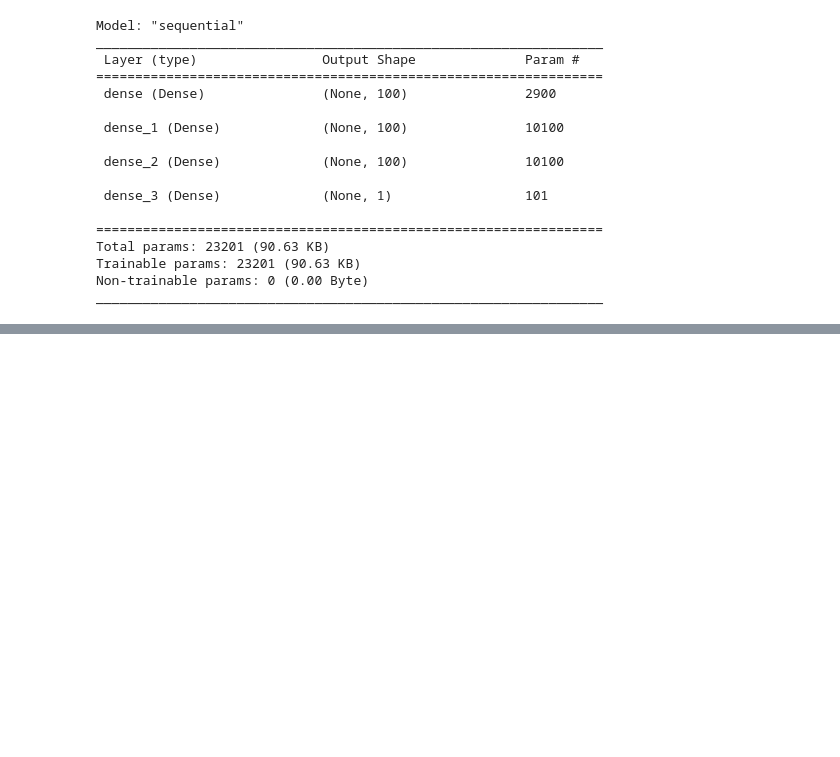
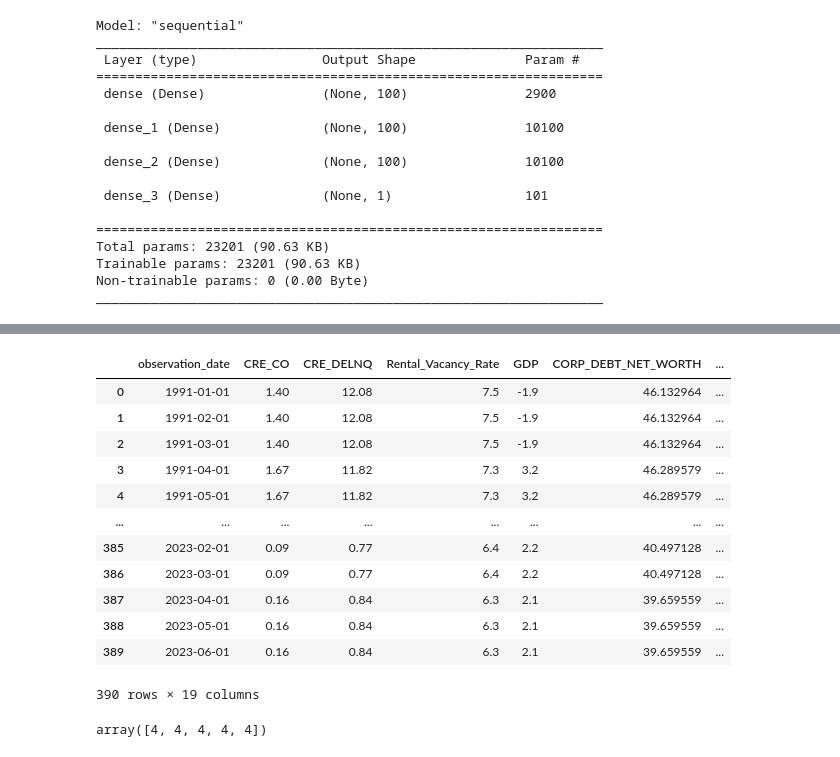
Before and after one commit to RyakDL/Project-Loan-Charge-Offs, a Jupyter notebook: RandomForests_final_v2.ipynb, the cells around one changed output, grey strips where cells are left out. Saved outputs shown, nothing was run; the diff lists cells and outputs as text; code cells hidden in the pictures; blank space fills up the shorter version.

```diff
--- a/RandomForests_final_v2.ipynb
+++ b/RandomForests_final_v2.ipynb
@@ -257,0 +732,4 @@ Loss: -58760572.0, Accuracy: 0.2551020383834839
+# %%
+# Inspect data types
+cre_bin_df = CRE_df.copy()
+cre_bin_df.dtypes
@@ -257,0 +748,33 @@ Loss: -58760572.0, Accuracy: 0.2551020383834839
+# %%
+# Binning process
+# Binning the data for classification Question: should we be using pd cut to get more bins?
+cre_bin_df["CRE_CO_BIN"] = pd.qcut(CRE_df['CRE_CO'],4, labels= [1, 2, 3, 4])
+cre_bin_df["CRE_DELNQ_BIN"] = pd.qcut(CRE_df['CRE_DELNQ'],4, labels= ['low', 'medium-low', 'medium-high', 'high'])
+cre_bin_df["Rental_Vacancy_Rate_BIN"] = pd.qcut(CRE_df['Rental_Vacancy_Rate'],4, labels= ['low', 'medium-low', 'medium-high', 'high'])
+cre_bin_df["GDP_BIN"] = pd.qcut(CRE_df['GDP'],4, labels= ['low', 'medium-low', 'medium-high', 'high'])
+cre_bin_df["CORP_DEBT_NET_WORTH_BIN"] = pd.qcut(CRE_df['CORP_DEBT_NET_WORTH'],4, labels= ['low', 'medium-low', 'medium-high', 'high'])
+cre_bin_df["Manufacturing_Confidence_BIN"] = pd.qcut(CRE_df['Manufacturing_Confidence'],4, labels= ['low', 'medium-low', 'medium-high', 'high'])
+cre_bin_df["FEDFUNDS_BIN"] = pd.qcut(CRE_df['FEDFUNDS'],4, labels= ['low', 'medium-low', 'medium-high', 'high'])
+cre_bin_df["CORP_SAVINGS_LEVEL_BIN"] = pd.qcut(CRE_df['CORP_SAVINGS_LEVEL'],4, labels= ['low', 'medium-low', 'medium-high', 'high'])
+cre_bin_df["UNRATE_BIN"] = pd.qcut(CRE_df['UNRATE'],4, labels= ['low', 'medium-low', 'medium-high', 'high'])
+cre_bin_df
+# %% [output]
+|  | observation_date | CRE_CO | CRE_DELNQ | Rental_Vacancy_Rate | GDP | CORP_DEBT_NET_WORTH | ... |
+| 0 | 1991-01-01 | 1.40 | 12.08 | 7.5 | -1.9 | 46.132964 | ... |
+| 1 | 1991-02-01 | 1.40 | 12.08 | 7.5 | -1.9 | 46.132964 | ... |
+| 2 | 1991-03-01 | 1.40 | 12.08 | 7.5 | -1.9 | 46.132964 | ... |
+| 3 | 1991-04-01 | 1.67 | 11.82 | 7.3 | 3.2 | 46.289579 | ... |
+| 4 | 1991-05-01 | 1.67 | 11.82 | 7.3 | 3.2 | 46.289579 | ... |
+| ... | ... | ... | ... | ... | ... | ... | ... |
+| 385 | 2023-02-01 | 0.09 | 0.77 | 6.4 | 2.2 | 40.497128 | ... |
+| 386 | 2023-03-01 | 0.09 | 0.77 | 6.4 | 2.2 | 40.497128 | ... |
+| 387 | 2023-04-01 | 0.16 | 0.84 | 6.3 | 2.1 | 39.659559 | ... |
+| 388 | 2023-05-01 | 0.16 | 0.84 | 6.3 | 2.1 | 39.659559 | ... |
+| 389 | 2023-06-01 | 0.16 | 0.84 | 6.3 | 2.1 | 39.659559 | ... |
+390 rows × 19 columns
+# %%
+# Initialize the target variable (same target for both continuous and classified features)
+y_cre = cre_bin_df["CRE_CO_BIN"].astype(int).values
+y_cre[:5]
+# %% [output]
+array([4, 4, 4, 4, 4])
```
Also changed, not shown: parts of 44 cells of this notebook.
